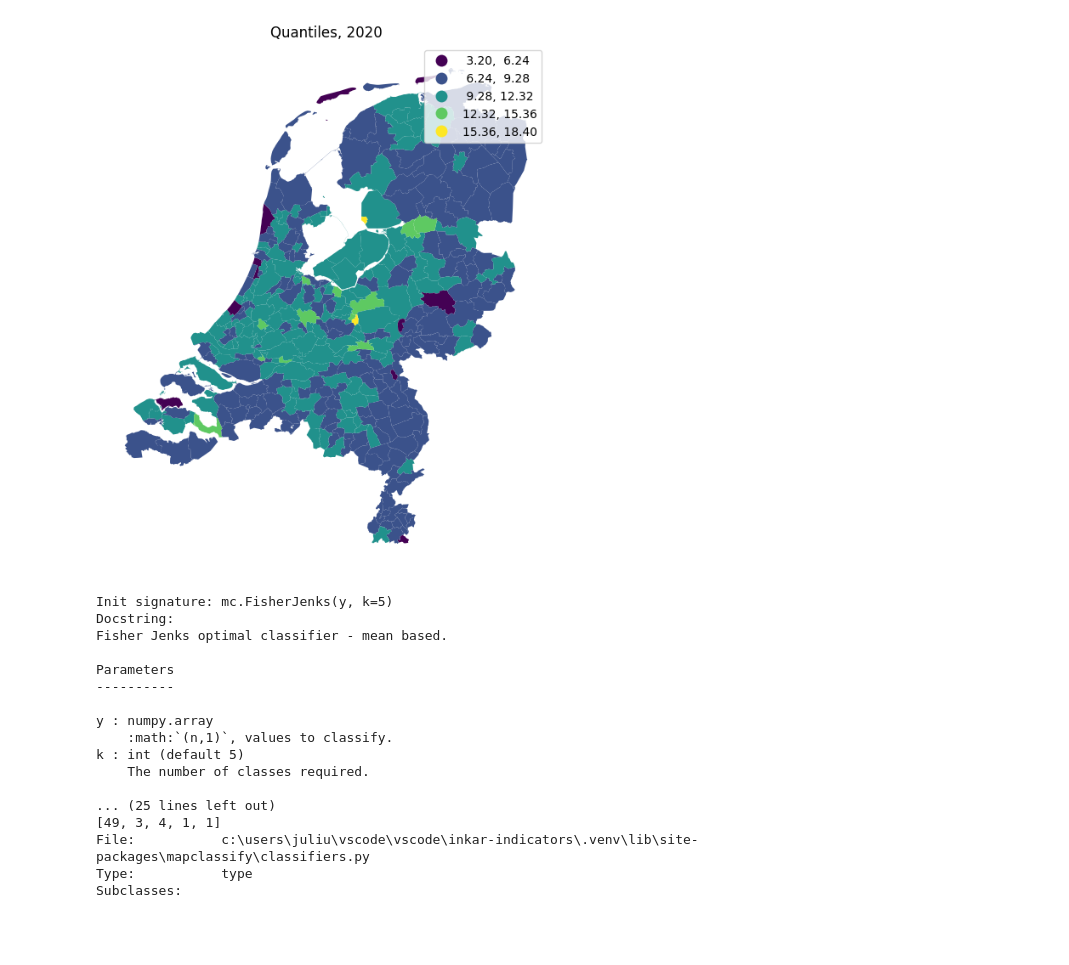
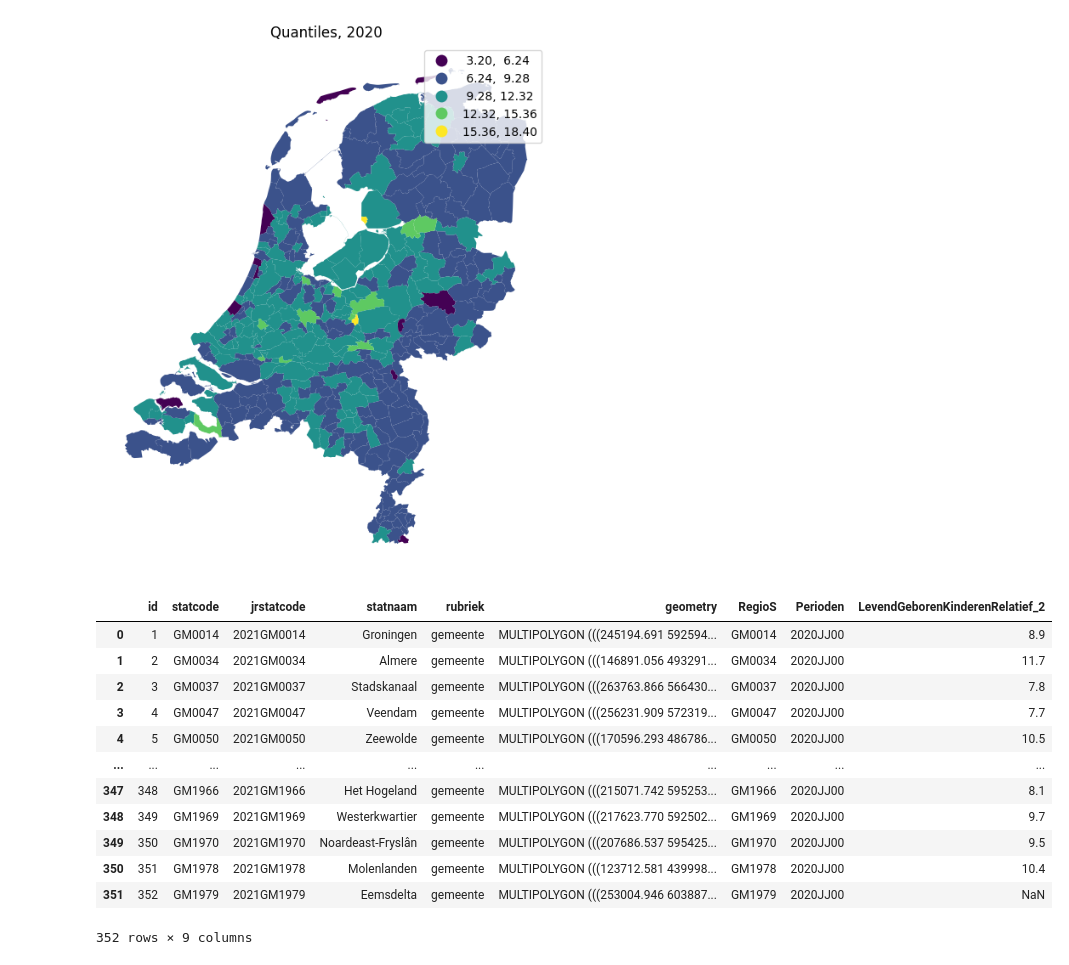
Before and after one commit to HipsterJulius/VSCODE, a Jupyter notebook: inkar-indicators/src/getCBS_customMaps.ipynb, the cells around one changed output. Drawn from its saved outputs; the diff is of its cells as text; code cells hidden in the pictures; blank space fills up the shorter version.

```diff
--- a/inkar-indicators/src/getCBS_customMaps.ipynb
+++ b/inkar-indicators/src/getCBS_customMaps.ipynb
@@ -81,23 +81,19 @@ p.set_title('Quantiles, 2020')
 # %% [output]
 Text(0.5, 1.0, 'Quantiles, 2020')
 [figure]
-# %%
-mc.FisherJenks?
-# %% [output]
-Init signature: mc.FisherJenks(y, k=5)
-Docstring:
-Fisher Jenks optimal classifier - mean based.
-
-Parameters
-----------
-
-y : numpy.array
-    :math:`(n,1)`, values to classify.
-k : int (default 5)
-    The number of classes required.
-
-... (25 lines left out)
-[49, 3, 4, 1, 1]
-File:           c:\users\juliu\vscode\vscode\inkar-indicators\.venv\lib\site-packages\mapclassify\classifiers.py
-Type:           type
-Subclasses:
+# %%
+municipal_boundaries
+# %% [output]
+|  | id | statcode | jrstatcode | statnaam | rubriek | geometry | RegioS | Perioden | LevendGeborenKinderenRelatief_2 |
+| 0 | 1 | GM0014 | 2021GM0014 | Groningen | gemeente | MULTIPOLYGON (((245194.691 592594... | GM0014 | 2020JJ00 | 8.9 |
+| 1 | 2 | GM0034 | 2021GM0034 | Almere | gemeente | MULTIPOLYGON (((146891.056 493291... | GM0034 | 2020JJ00 | 11.7 |
+| 2 | 3 | GM0037 | 2021GM0037 | Stadskanaal | gemeente | MULTIPOLYGON (((263763.866 566430... | GM0037 | 2020JJ00 | 7.8 |
+| 3 | 4 | GM0047 | 2021GM0047 | Veendam | gemeente | MULTIPOLYGON (((256231.909 572319... | GM0047 | 2020JJ00 | 7.7 |
+| 4 | 5 | GM0050 | 2021GM0050 | Zeewolde | gemeente | MULTIPOLYGON (((170596.293 486786... | GM0050 | 2020JJ00 | 10.5 |
+| ... | ... | ... | ... | ... | ... | ... | ... | ... | ... |
+| 347 | 348 | GM1966 | 2021GM1966 | Het Hogeland | gemeente | MULTIPOLYGON (((215071.742 595253... | GM1966 | 2020JJ00 | 8.1 |
+| 348 | 349 | GM1969 | 2021GM1969 | Westerkwartier | gemeente | MULTIPOLYGON (((217623.770 592502... | GM1969 | 2020JJ00 | 9.7 |
+| 349 | 350 | GM1970 | 2021GM1970 | Noardeast-Fryslân | gemeente | MULTIPOLYGON (((207686.537 595425... | GM1970 | 2020JJ00 | 9.5 |
+| 350 | 351 | GM1978 | 2021GM1978 | Molenlanden | gemeente | MULTIPOLYGON (((123712.581 439998... | GM1978 | 2020JJ00 | 10.4 |
+| 351 | 352 | GM1979 | 2021GM1979 | Eemsdelta | gemeente | MULTIPOLYGON (((253004.946 603887... | GM1979 | 2020JJ00 | NaN |
+352 rows × 9 columns
```
Also changed, not shown: parts of 2 cells of this notebook, 2 other files.
